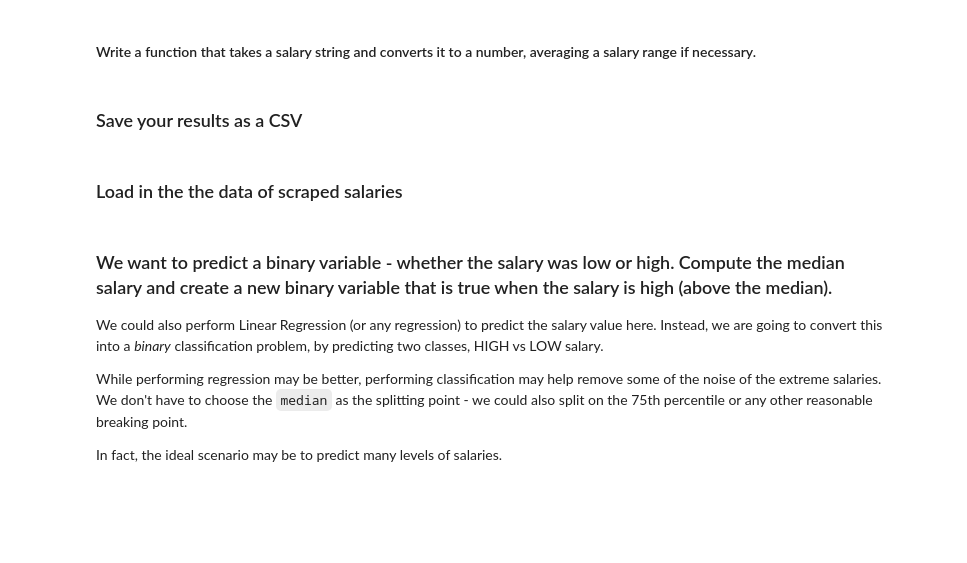
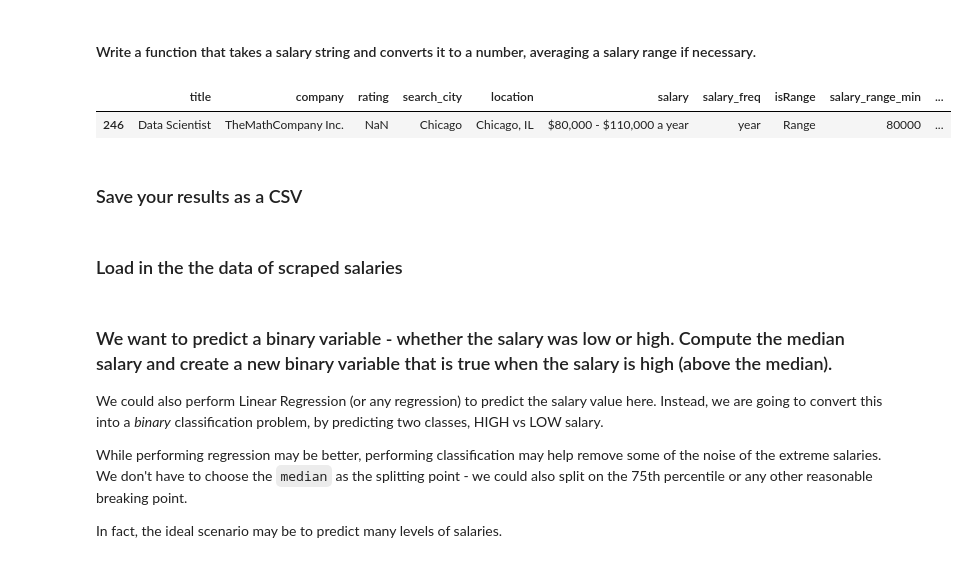
Before and after one commit to a3o1m2/DSI11-lessons, a Jupyter notebook: projects/project-4/starter_code.ipynb, the cells around one changed output. Drawn from its saved outputs; the diff is of its cells as text; code cells hidden in the pictures; blank space fills up the shorter version.

```diff
--- a/projects/project-4/starter_code.ipynb
+++ b/projects/project-4/starter_code.ipynb
@@ -277,3 +295,47 @@ results_salaried.salary.unique
+# %%
+## YOUR CODE HERE
+import re
+from re import sub
+from decimal import Decimal
+
+jobs_salaried_year.insert(7, 'isRange', jobs_salaried_year.apply(lambda x: 'Range' if '- ' in x['salary'] else
+                                                        'Not Range', axis=1))
+
+salary_range_min = []
+salary_range_max = []
+salary_avg = []
+salary_avg_USD = []
+
+for x in jobs_salaried_year[['salary','isRange']].values:
+    if x[1] == 'Not Range':
+        salary_range_min.append(Decimal(sub(r'[^\d.]', '', x[0])))
+        salary_range_max.append(Decimal(sub(r'[^\d.]', '', x[0])))
+        salary_avg.append(Decimal(sub(r'[^\d.]', '', x[0])))
+
+    if x[1] == 'Range':
+        range_min = re.findall(r'[\d.,]+',x[0])[0]
+        range_min = Decimal(sub(r',','',range_min))
+        salary_range_min.append(range_min)
+
+        range_max = re.findall(r'[\d.,]+',x[0])[1]
+        range_max = Decimal(sub(r',','',range_max))
+        salary_range_max.append(range_max)
+
+        salary_avg.append((range_min+range_max)/2)
+
+jobs_salaried_year.insert(8, 'salary_range_min', salary_range_min)
+jobs_salaried_year.insert(9, 'salary_range_max', salary_range_max)
+jobs_salaried_year.insert(10, 'salary_avg', salary_avg)
+
+jobs_salaried_year.insert(11, 'salary_avg_USD',
+                         jobs_salaried_year.apply(lambda x: round(Decimal(fx_rate[x['search_city']])*x['salary_avg'],2)
+                                                  if x['search_city'] in fx_rate.keys()
+                                                  else x['salary_avg'], axis=1))
+
+jobs_salaried_year.head(1)
+# %% [output]
+|  | title | company | rating | search_city | location | salary | salary_freq | isRange | salary_range_min | ... |
+| 246 | Data Scientist | TheMathCompany Inc. | NaN | Chicago | Chicago, IL | $80,000 - $110,000 a year | year | Range | 80000 | ... |
 # %% [markdown]
 ### Save your results as a CSV
 # %%
```
Also changed, not shown: parts of 23 cells of this notebook, 6 other files.
